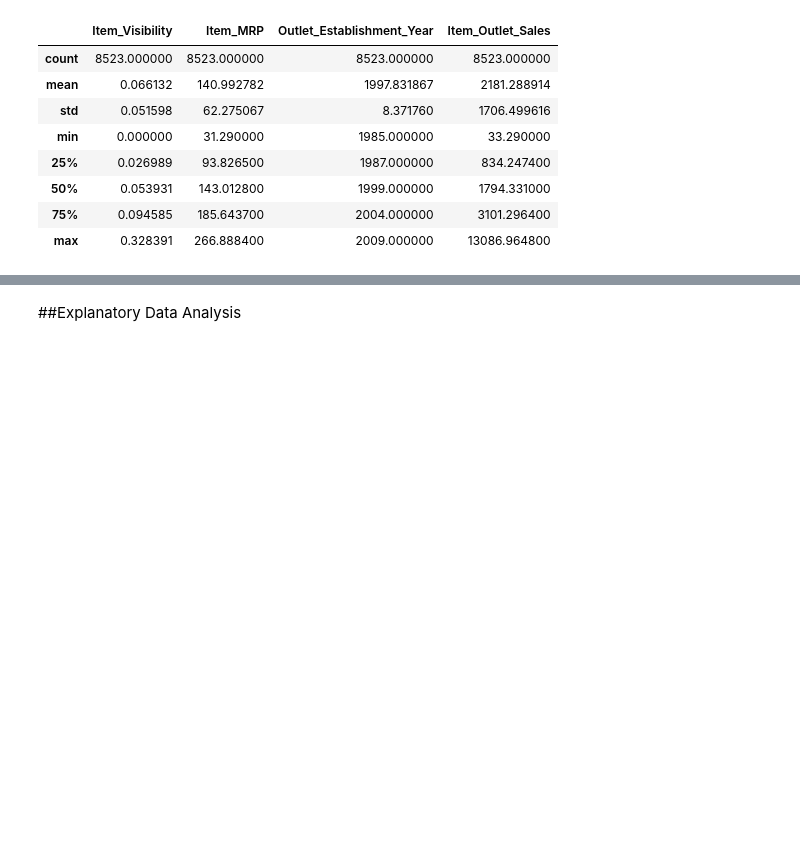
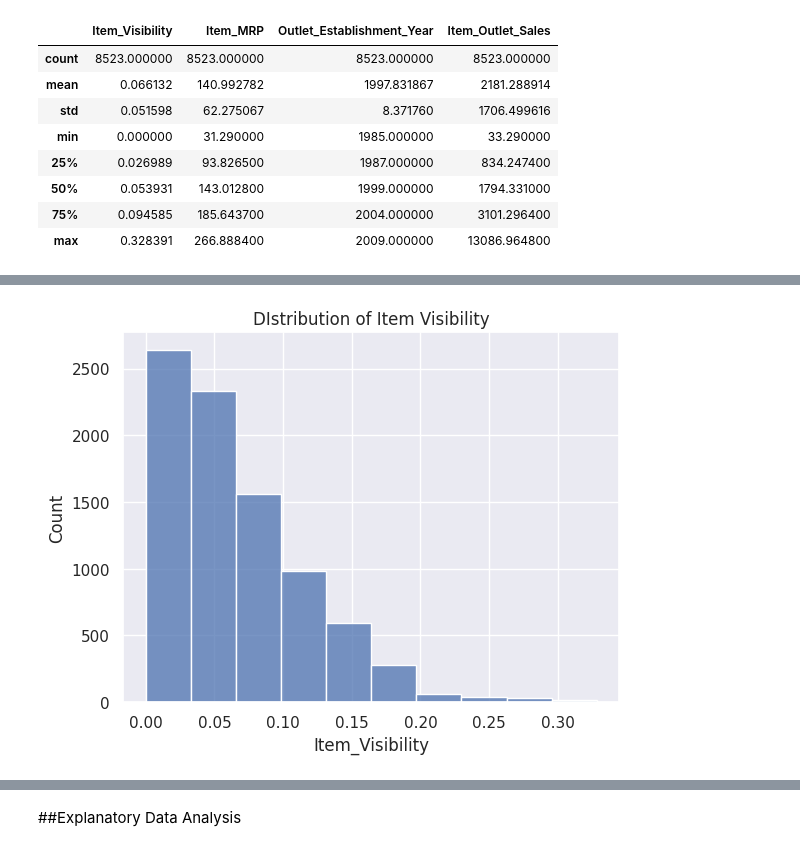
Before and after one commit to ob3dd/Prediction-of-Product-Sales, a Jupyter notebook: Prediction_of_Product_Sales.ipynb, the cells around one changed output, grey strips where cells are left out. Drawn from its saved outputs; the diff is of its cells as text; code cells hidden in the pictures; blank space fills up the shorter version.

```diff
--- a/Prediction_of_Product_Sales.ipynb
+++ b/Prediction_of_Product_Sales.ipynb
@@ -165,0 +245,8 @@ df_sales.describe()
+# %%
+# Creating a histogram view the distributions of Item Visibility
+ax = sns.histplot(data = df_sales, x ='Item_Visibility', bins= 10);
+sns.set(style='darkgrid')
+#Adding a title
+ax.set_title('DIstribution of Item Visibility');
+# %% [output]
+[figure, added]
```
Also changed, not shown: parts of 36 cells of this notebook.
